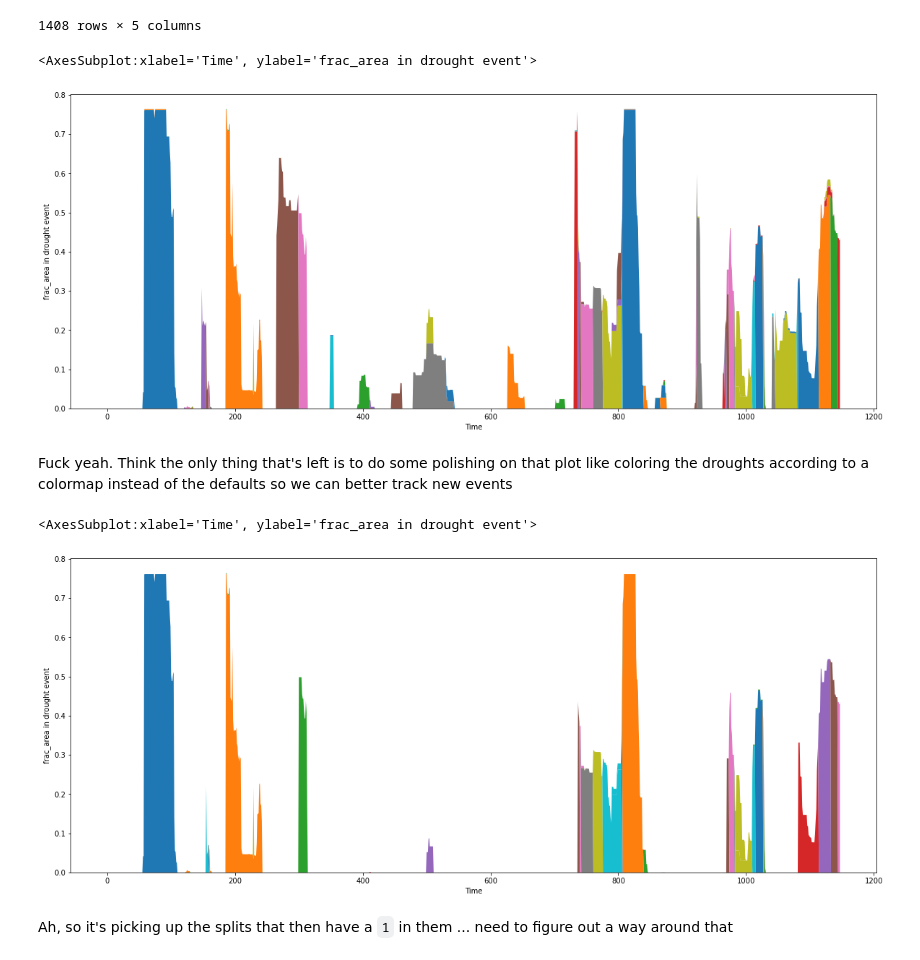
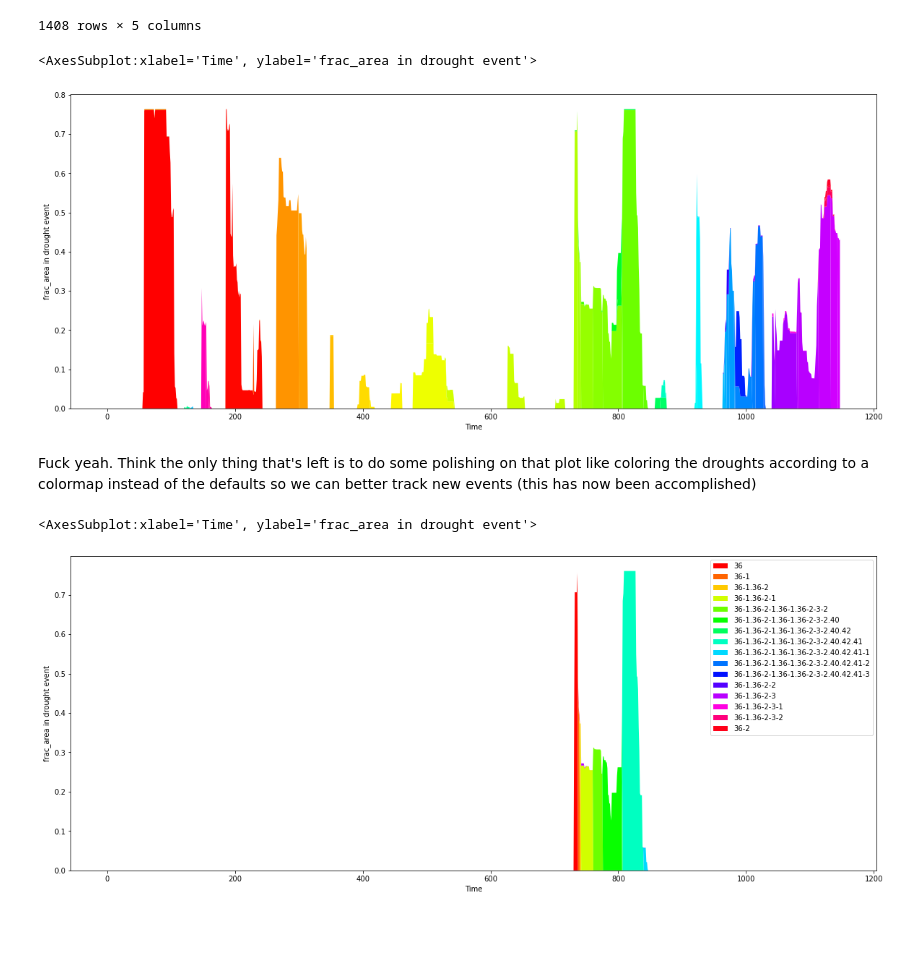
Before and after one commit to UW-Hydro/drought_impact, a Jupyter notebook: notebooks/explore/drought_event_tracking.ipynb, the cells around one changed output. Cells and saved outputs as stored; diff of their text form; code cells hidden in the pictures; blank space fills up the shorter version.

```diff
--- a/notebooks/explore/drought_event_tracking.ipynb
+++ b/notebooks/explore/drought_event_tracking.ipynb
@@ -1331,7 +1327,35 @@ Success!
 # %% [markdown]
 Now for the plotting function
 # %%
-def plot_drought_evolution(df:pd.DataFrame, event_id='', plot_var='area', ax=None, plot_legend=True):
+def check_event_id_trace(event_id:str, drought_id:str):
+    """Check if a drought_id contains a specific event.
+
+    Parameters
+    ----------
+    event_id : str
+        What might be considered the root of the drought_id,
+        the event that you are looking to follow the
+        evolution of through merges and splits.
+    drought_id : str
+        drought_id to check from propagate_drought_id.
+
+    Returns
+    -------
+    boolean
+        If the drought_id contains the event_id
+
+    """
+
+    event_found = False
+    sub_events = drought_id.split('.')
+    i = 0
+    while i < len(sub_events) and not event_found:
+        event_found = sub_events[i].split('-')[0] == event_id
+        i += 1
+
+    return event_found
+
+def plot_drought_evolution(df:pd.DataFrame, event_id='', plot_var='area', ax=None, plot_legend=True, cmap=plt.cm.get_cmap('hsv')):
     """Plots the evolution of droughts over time from blob detection.
 
     Parameters
@@ -1357,7 +1381,7 @@ def plot_drought_evolution(df:pd.DataFrame, event_id='', plot_var='area', ax=Non
     if ax is None:
         __, ax = plt.subplots()
 
-    related_events_idx = [i for i, val in enumerate(df['drought_id']) if f'{event_id}' in val or f'.{event_id}' in val]
+    related_events_idx = [i for i, val in enumerate(df['drought_id']) if event_id == '' or check_event_id_trace(event_id, val)]
     thread_df = df.iloc[related_events_idx]
 
     # need to grab the last value since we aren't going to get a df to plot
@@ -1366,6 +1390,7 @@ def plot_drought_evolution(df:pd.DataFrame, event_id='', plot_var='area', ax=Non
     template = np.zeros(len(times))
 
     unique_drought_id = sorted(set(thread_df['drought_id'].values))
+    #print(unique_drought_id)
 
     droughts = []
     for id in unique_drought_id:
@@ -1378,7 +1403,10 @@ def plot_drought_evolution(df:pd.DataFrame, event_id='', plot_var='area', ax=Non
 
         droughts.append(event_array)
 
-    ax.stackplot(times, *droughts, labels=unique_drought_id)
+    color_array = np.linspace(0, 1, len(droughts))
+    colors = cmap(color_array)
+
+    ax.stackplot(times, *droughts, labels=unique_drought_id, colors=colors)
     ax.set_xlabel('Time')
     ax.set_ylabel(f'{plot_var} in drought event')
 
@@ -1431,15 +1459,13 @@ fig, ax = plt.subplots(figsize=(20, 8))
 plot_drought_evolution(USDM_events, plot_legend=False, ax=ax, plot_var='frac_area', event_id='')
 # %% [output]
 <AxesSubplot:xlabel='Time', ylabel='frac_area in drought event'>
-[figure, old version]
+[figure, new version]
 # %% [markdown]
-Fuck yeah. Think the only thing that's left is to do some polishing on that plot like coloring the droughts according to a colormap instead of the defaults so we can better track new events
+Fuck yeah. Think the only thing that's left is to do some polishing on that plot like coloring the droughts according to a colormap instead of the defaults so we can better track new events (this has now been accomplished)
 # %%
 fig, ax = plt.subplots(figsize=(20, 8))
 
-plot_drought_evolution(USDM_events, plot_legend=False, ax=ax, plot_var='frac_area', event_id='1')
+plot_drought_evolution(USDM_events, plot_legend=True, ax=ax, plot_var='frac_area', event_id='36')
 # %% [output]
 <AxesSubplot:xlabel='Time', ylabel='frac_area in drought event'>
-[figure, old version]
+[figure, new version]
-# %% [markdown]
-Ah, so it's picking up the splits that then have a `1` in them ... need to figure out a way around that
```
Also changed, not shown: parts of 8 cells of this notebook, 1 other file.
